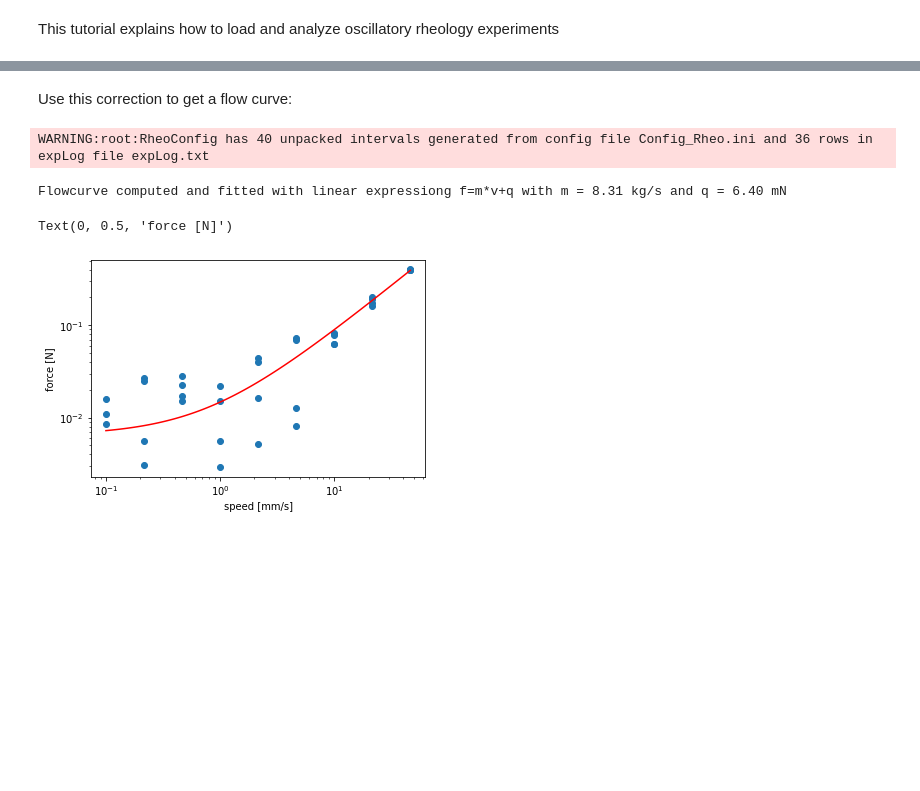
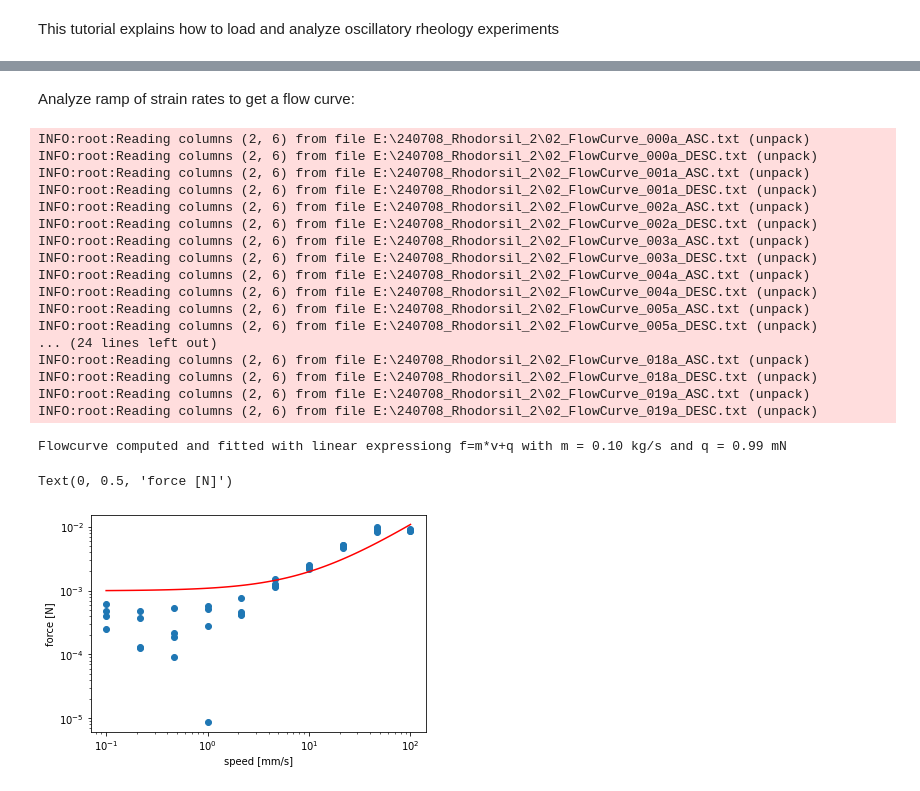
Before and after one commit to steaime/RheoShearCell_postproc, a Jupyter notebook: tutorial3_FourierAnalysis.ipynb, the cells around one changed output, grey strips where cells are left out. Saved outputs shown, nothing was run; the diff lists cells and outputs as text; code cells hidden in the pictures; blank space fills up the shorter version.

```diff
--- a/tutorial3_FourierAnalysis.ipynb
+++ b/tutorial3_FourierAnalysis.ipynb
@@ -11,9 +20,7 @@ from DSH import SharedFunctions as sf
 # %% [markdown]
 This tutorial explains how to load and analyze oscillatory rheology experiments
 # %%
-froot = 'D:\\Data\\Chiara\\Test4'
+froot = r'D:\steaime\Data\RheoSALS\240125\240125_Oscills_Rheo\2s\004'
 rheo_protocol = rconf.RheoProtocol(froot, 'Config_Rheo.ini', 'expLog.txt')
-list_names = rheo_protocol.GetFullFilenames()
-rheo_explog = rheo_protocol.LoadExpLog(fheadersep=None, force_reload=True)
-rheo_explog
+print(rheo_protocol)
 # %% [output]
@@ -32,0 +50,3 @@ rheo_explog
+# %%
+rheo_explog = rheo_protocol.LoadExpLog()
+rheo_explog
@@ -135,0 +87,17 @@ if int_pos is not None:
+# %%
+tlen = 1
+res_list = []
+for i in range(len(list_names)):
+    cur_fname = os.path.basename(list_names[i])[:-5]
+    find_params = rheo_explog[rheo_explog['Name'].str.contains(cur_fname)]
+    if len(find_params)==1:
+        find_params = find_params.iloc[0]
+        if int(find_params['Type'])==0:
+            cur_G, cur_opt = ft.FTanalysisRheology(list_names[i], Period=float(find_params['Period']), AnalyzePeriods=tlen, FreqRecord=None)
+        res_list.append([float(find_params['StartedOn']), float(find_params['Displacement']), float(find_params['Period']), float(find_params['Offset']), np.abs(cur_opt['F']), np.angle(cur_opt['F']), np.abs(cur_opt['x']), np.angle(cur_opt['x']), np.abs(cur_opt['F']/cur_opt['x']), np.angle(cur_opt['F']/cur_opt['x']), cur_opt['F0']])
+    else:
+        print('Error finding parameters for result ' + list_names[i])
+        cur_G, cur_opt = np.nan, {}
+res_arr = np.asarray(res_list)
+np.savetxt(os.path.join(froot, 'analysis_out_T' + str(tlen).zfill(2) + '_goodFcorr.dat'), res_arr, delimiter='\t',
+            header='time\tamplitude\tperiod\toffset\tF_abs\tF_phase\tx_abs\tx_phase\tk_abs\tk_phase\tF_avg')
@@ -136,28 +126,45 @@ if int_pos is not None:
 # %% [markdown]
-Use this correction to get a flow curve:
+Analyze ramp of strain rates to get a flow curve:
 # %%
+Force_offset = -0.004
+
 speed = []
 avg_force = []
-avg_posrange = [7.5, 17.5]
-for i in range(rheo_protocol.CountIntervals(unpacked=True, check_explog=True)):
-    if (i != fidx_static):
-        cur_int_pos, cur_int_force = iof.ReadRheoData(list_names[i], usecols=(2, 5), unpack=True)
-        cur_int_force_corr = force_corr.Correct(cur_int_force, cur_int_pos, inplace=False)
-        speed.append(float(rheo_protocol.LoadExpLog().iloc[i]['Speed']))
-        avg_force.append(np.mean(cur_int_force_corr[np.where(np.logical_and(cur_int_pos>=avg_posrange[0], cur_int_pos<=avg_posrange[1]))]))
+avg_posrange = [17.5, 18]
+for i in range(2, 42):
+    cur_int_pos, cur_int_force = iof.ReadRheoData(list_names[i], usecols=(2, 6), unpack=True)
+    cur_int_force = cur_int_force - Force_offset
+    speed.append(float(rheo_protocol.LoadExpLog().iloc[i]['Speed']))
+    avg_force.append(np.mean(cur_int_force[np.where(np.logical_and(cur_int_pos>=avg_posrange[0], cur_int_pos<=avg_posrange[1]))]))
 m, q = np.polyfit(speed, np.abs(avg_force), 1)
 print('Flowcurve computed and fitted with linear expressiong f=m*v+q with m = {0:.2f} kg/s and q = {1:.2f} mN'.format(m*1e3, q*1e3))
 
 fig, ax = plt.subplots()
 ax.plot(speed, np.abs(avg_force), 'o')
 xarr = np.geomspace(np.min(speed), np.max(speed), 100)
 ax.plot(xarr, m*xarr+q, 'r-')
 ax.set_xscale('log')
 ax.set_yscale('log')
 ax.set_xlabel('speed [mm/s]')
 ax.set_ylabel('force [N]')
 # %% [output]
-WARNING:root:RheoConfig has 40 unpacked intervals generated from config file Config_Rheo.ini and 36 rows in expLog file expLog.txt
+INFO:root:Reading columns (2, 6) from file E:\240708_Rhodorsil_2\02_FlowCurve_000a_ASC.txt (unpack)
+INFO:root:Reading columns (2, 6) from file E:\240708_Rhodorsil_2\02_FlowCurve_000a_DESC.txt (unpack)
+INFO:root:Reading columns (2, 6) from file E:\240708_Rhodorsil_2\02_FlowCurve_001a_ASC.txt (unpack)
+INFO:root:Reading columns (2, 6) from file E:\240708_Rhodorsil_2\02_FlowCurve_001a_DESC.txt (unpack)
+INFO:root:Reading columns (2, 6) from file E:\240708_Rhodorsil_2\02_FlowCurve_002a_ASC.txt (unpack)
+INFO:root:Reading columns (2, 6) from file E:\240708_Rhodorsil_2\02_FlowCurve_002a_DESC.txt (unpack)
+INFO:root:Reading columns (2, 6) from file E:\240708_Rhodorsil_2\02_FlowCurve_003a_ASC.txt (unpack)
+INFO:root:Reading columns (2, 6) from file E:\240708_Rhodorsil_2\02_FlowCurve_003a_DESC.txt (unpack)
+INFO:root:Reading columns (2, 6) from file E:\240708_Rhodorsil_2\02_FlowCurve_004a_ASC.txt (unpack)
+INFO:root:Reading columns (2, 6) from file E:\240708_Rhodorsil_2\02_FlowCurve_004a_DESC.txt (unpack)
+INFO:root:Reading columns (2, 6) from file E:\240708_Rhodorsil_2\02_FlowCurve_005a_ASC.txt (unpack)
+INFO:root:Reading columns (2, 6) from file E:\240708_Rhodorsil_2\02_FlowCurve_005a_DESC.txt (unpack)
+... (24 lines left out)
+INFO:root:Reading columns (2, 6) from file E:\240708_Rhodorsil_2\02_FlowCurve_018a_ASC.txt (unpack)
+INFO:root:Reading columns (2, 6) from file E:\240708_Rhodorsil_2\02_FlowCurve_018a_DESC.txt (unpack)
+INFO:root:Reading columns (2, 6) from file E:\240708_Rhodorsil_2\02_FlowCurve_019a_ASC.txt (unpack)
+INFO:root:Reading columns (2, 6) from file E:\240708_Rhodorsil_2\02_FlowCurve_019a_DESC.txt (unpack)
-Flowcurve computed and fitted with linear expressiong f=m*v+q with m = 8.31 kg/s and q = 6.40 mN
+Flowcurve computed and fitted with linear expressiong f=m*v+q with m = 0.10 kg/s and q = 0.99 mN
 Text(0, 0.5, 'force [N]')
-[figure, old version]
+[figure, new version]
```
Also changed, not shown: parts of 15 cells of this notebook, 8 other files.
